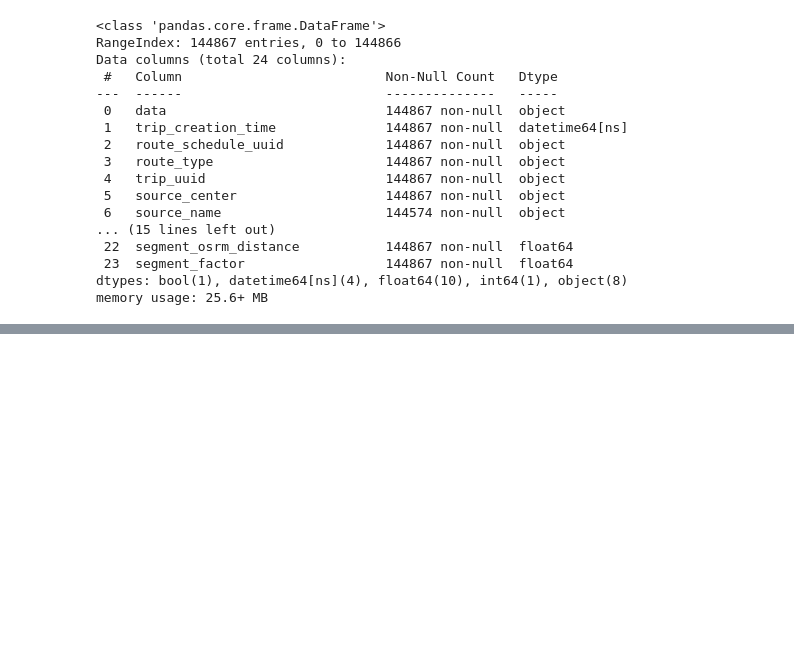
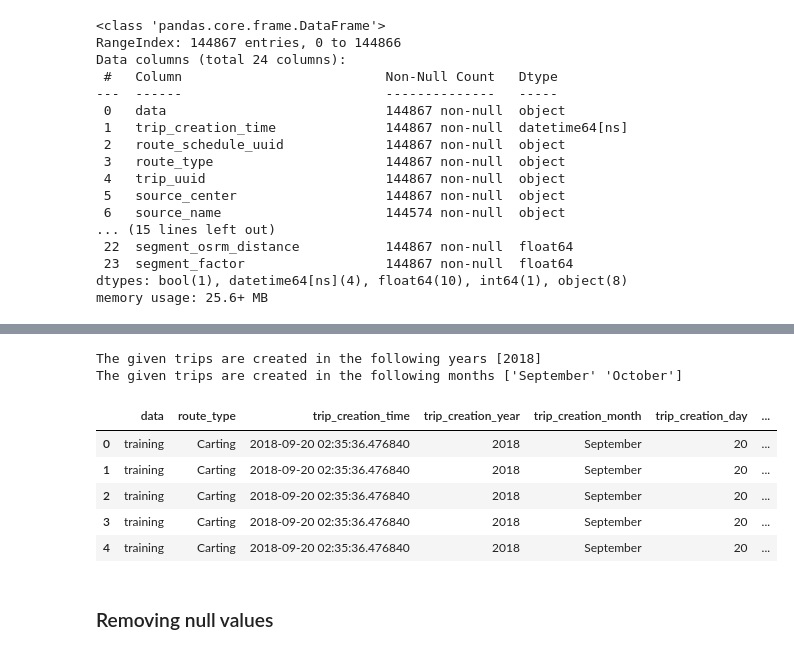
Before and after one commit to Navaneeth-7/scaler_logistics_service, a Jupyter notebook: file_1.ipynb, the cells around one changed output, grey strips where cells are left out. Drawn from its saved outputs; the diff is of its cells as text; code cells hidden in the pictures; blank space fills up the shorter version.

Commit message:
cleaned table
Initial EDA is competed.
null values are removed.
Features are created.
Table rearranged.

```diff
--- a/file_1.ipynb
+++ b/file_1.ipynb
@@ -74,0 +81,8 @@ memory usage: 25.6+ MB
+# %%
+new = df["destination_name"].str.split("(",n=1,expand=True)
+state = new[1].str.strip("()")
+new_2 = df["source_name"].str.split("(",n=1,expand=True)
+state_2 = new_2[1].str.strip("()")
+# %%
+df["Destination_state"] = state
+df["source_state"] = state_2
@@ -75,3 +144,34 @@ memory usage: 25.6+ MB
+# %%
+# Trip creation month and day
+years = df["trip_creation_year"].unique()
+months = df["trip_creation_month"].unique()
+print(f"The given trips are created in the following years {years}")
+print(f"The given trips are created in the following months {months}")
+# %% [output]
+The given trips are created in the following years [2018]
+The given trips are created in the following months ['September' 'October']
+# %%
+# A column named calculated_start_scan_to_end_scan is created using the columns od_start_time and od_end_time
+df["calculated_start_scan_to_end_scan"] = (df['od_end_time'] - df["od_start_time"])/pd.Timedelta(minutes=1)
+# %%
+df = df.loc[:,["data","route_type","trip_creation_time","trip_creation_year","trip_creation_month",\
+          "trip_creation_day","trip_uuid","source_center","source_name","source_state",\
+        "destination_center","destination_name","Destination_state",\
+         "od_start_time","od_end_time","start_scan_to_end_scan","calculated_start_scan_to_end_scan",\
+         "is_cutoff","cutoff_factor","cutoff_timestamp","actual_distance_to_destination","actual_time",\
+         "osrm_time","osrm_distance","factor","segment_actual_time","segment_osrm_time",\
+         "segment_osrm_distance","segment_factor"]]
+# %%
+df.head()
+# %% [output]
+|  | data | route_type | trip_creation_time | trip_creation_year | trip_creation_month | trip_creation_day | ... |
+| 0 | training | Carting | 2018-09-20 02:35:36.476840 | 2018 | September | 20 | ... |
+| 1 | training | Carting | 2018-09-20 02:35:36.476840 | 2018 | September | 20 | ... |
+| 2 | training | Carting | 2018-09-20 02:35:36.476840 | 2018 | September | 20 | ... |
+| 3 | training | Carting | 2018-09-20 02:35:36.476840 | 2018 | September | 20 | ... |
+| 4 | training | Carting | 2018-09-20 02:35:36.476840 | 2018 | September | 20 | ... |
+# %% [markdown]
+### Removing null values
 # %%
 (df.isna().sum()/len(df))*100
 # %% [output]
```
Also changed, not shown: parts of 11 cells of this notebook.
